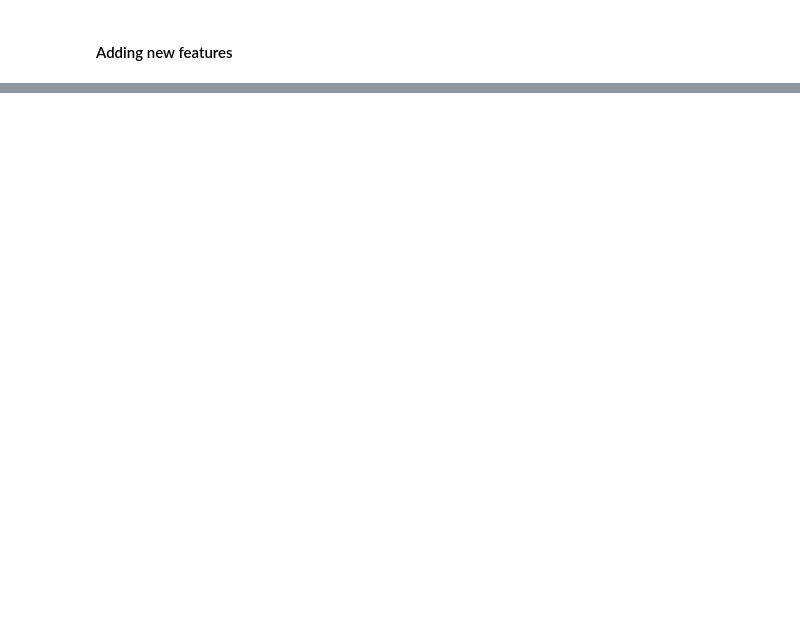
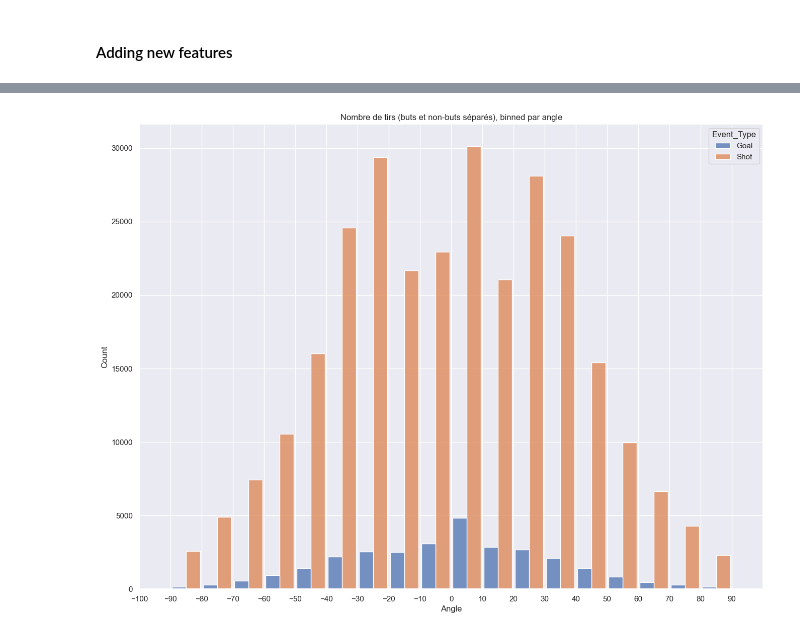
Before and after one commit to nassimwalha/IFT-6758, a Jupyter notebook: notebooks/Feature Engineering 1.ipynb, the cells around one changed output, grey strips where cells are left out. Saved outputs shown, nothing was run; the diff lists cells and outputs as text; code cells hidden in the pictures; blank space fills up the shorter version.

```diff
--- a/notebooks/Feature Engineering 1.ipynb
+++ b/notebooks/Feature Engineering 1.ipynb
@@ -67,9 +73,11 @@ plt.show(g)
 # %%
 #Un histogramme de nombre de tirs (buts et non-buts séparés), binned par angle
-g = sns.histplot(df, x="Angle", hue="Event_Type", multiple="dodge", shrink=.9, hue_order=['Goal', 'Shot'], binwidth=20)
-g.set_xlim(-180, 180)
-g.set_xticks(range(-180, 180,20))
+g = sns.histplot(df, x="Angle", hue="Event_Type", multiple="dodge", shrink=.9, hue_order=['Goal', 'Shot'], binwidth=10)
+g.set_xlim(-100, 100)
+g.set_xticks(range(-100, 100,10))
 plt.title("Nombre de tirs (buts et non-buts séparés), binned par angle")
 plt.show(g)
+# %% [output]
+[figure, added]
 # %%
 sns.jointplot(data=df, x="Distance_From_Net", y="Angle", kind="hist", bins=20)
```
Also changed, not shown: parts of 17 cells of this notebook.
